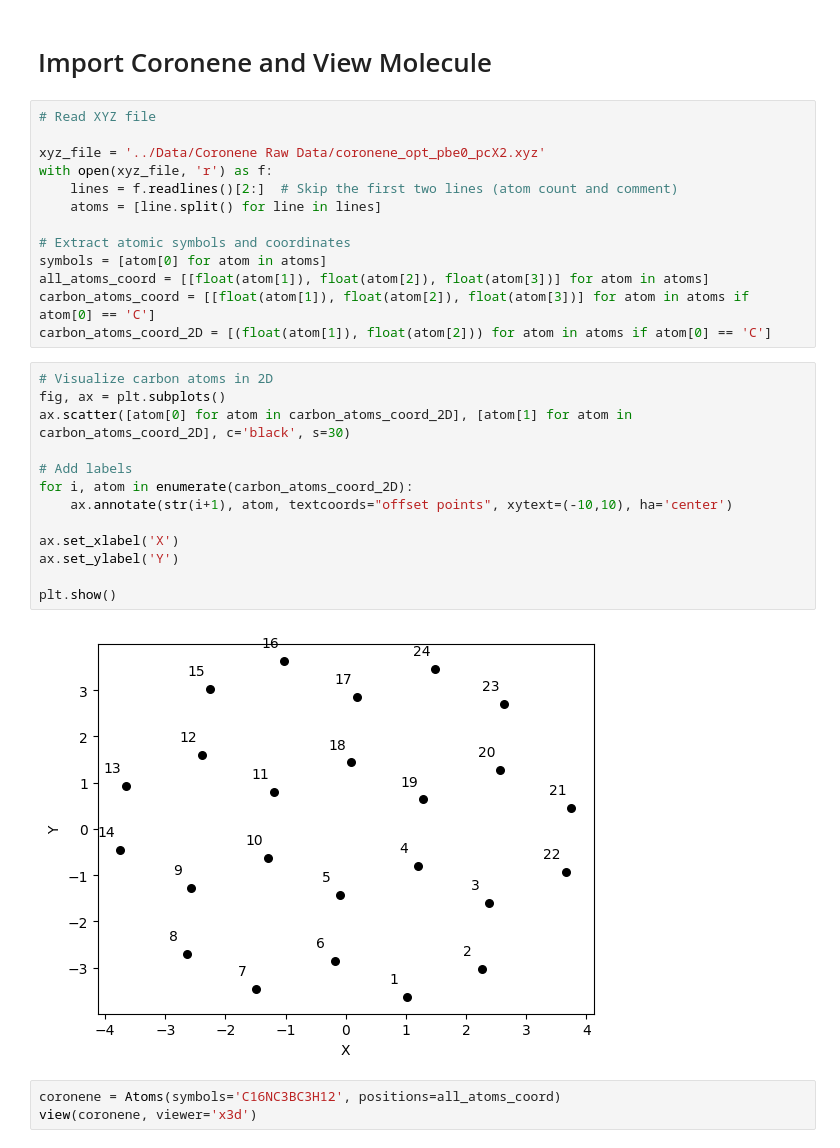
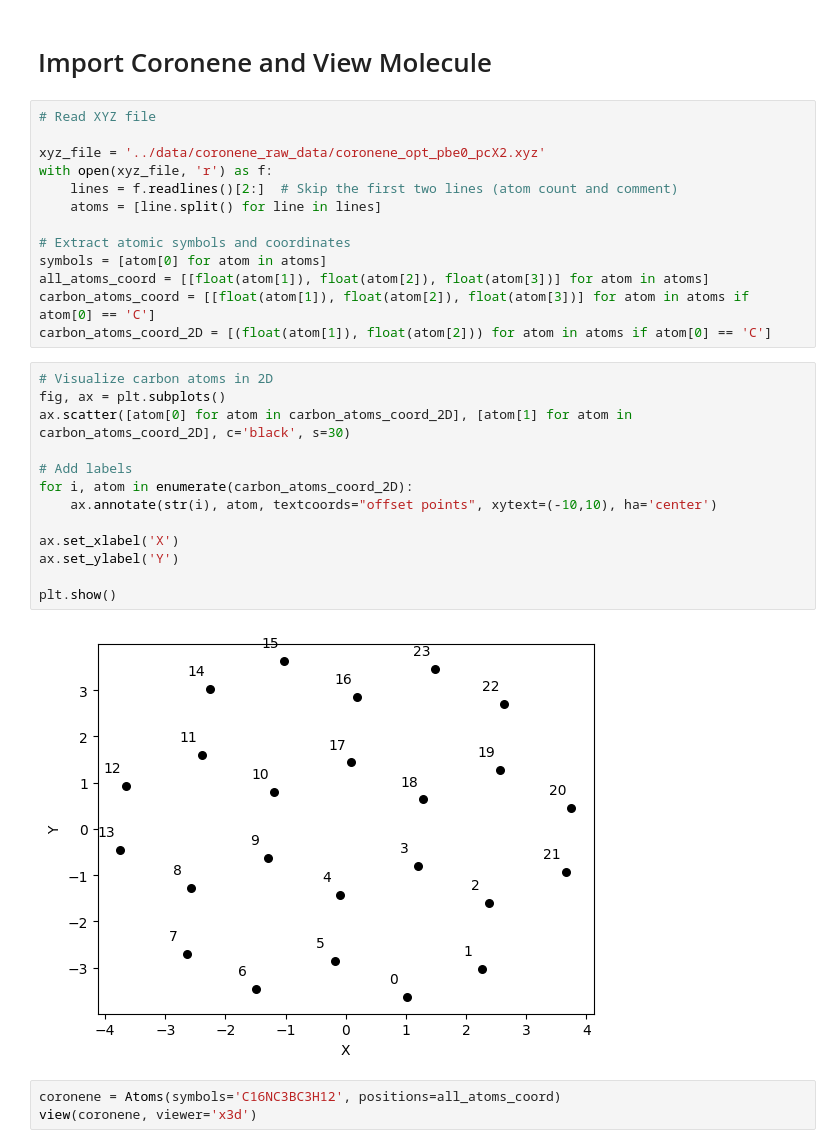
Before and after one commit to GabrielWu2004/Alchemical_Normal_Modes, a Jupyter notebook: [2]_ANM_with_coronene/main_code/generate_coronene_data.ipynb, the cells around one changed output. Cells and saved outputs as stored; diff of their text form.

```diff
--- a/[2]_ANM_with_coronene/main_code/generate_coronene_data.ipynb
+++ b/[2]_ANM_with_coronene/main_code/generate_coronene_data.ipynb
@@ -18,7 +20,7 @@ import os
 # %%
 # Read XYZ file
 
-xyz_file = '../Data/Coronene Raw Data/coronene_opt_pbe0_pcX2.xyz'
+xyz_file = '../data/coronene_raw_data/coronene_opt_pbe0_pcX2.xyz'
 with open(xyz_file, 'r') as f:
     lines = f.readlines()[2:]  # Skip the first two lines (atom count and comment)
     atoms = [line.split() for line in lines]
@@ -31,18 +33,18 @@ carbon_atoms_coord_2D = [(float(atom[1]), float(atom[2])) for atom in atoms if a
 # %%
 # Visualize carbon atoms in 2D
 fig, ax = plt.subplots()
 ax.scatter([atom[0] for atom in carbon_atoms_coord_2D], [atom[1] for atom in carbon_atoms_coord_2D], c='black', s=30)
 
 # Add labels
 for i, atom in enumerate(carbon_atoms_coord_2D):
-    ax.annotate(str(i+1), atom, textcoords="offset points", xytext=(-10,10), ha='center')
+    ax.annotate(str(i), atom, textcoords="offset points", xytext=(-10,10), ha='center')
 
 ax.set_xlabel('X')
 ax.set_ylabel('Y')
 
 plt.show()
 # %% [output]
-[figure, old version]
+[figure, new version]
 # %%
 coronene = Atoms(symbols='C16NC3BC3H12', positions=all_atoms_coord)
 view(coronene, viewer='x3d')
```
Also changed, not shown: parts of 1 cell of this notebook, 17 other files.
